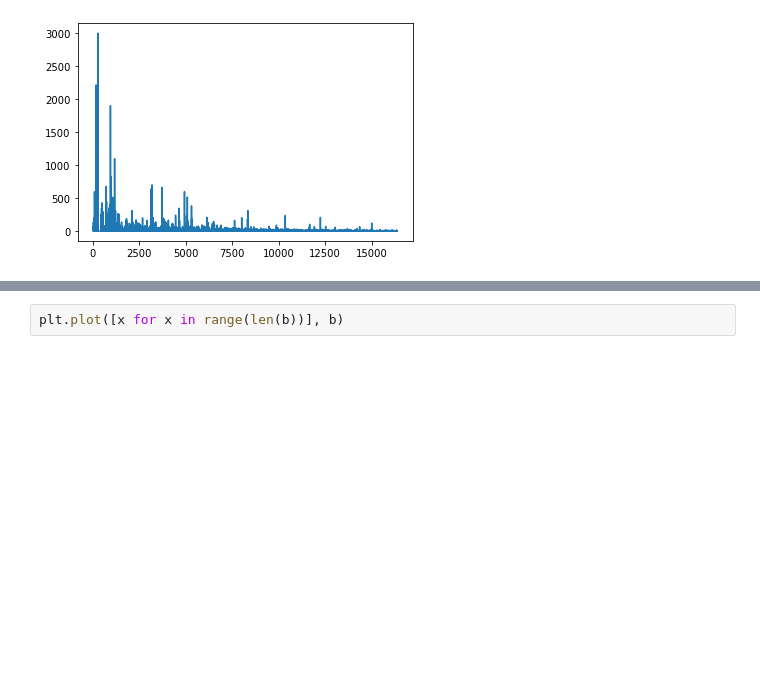
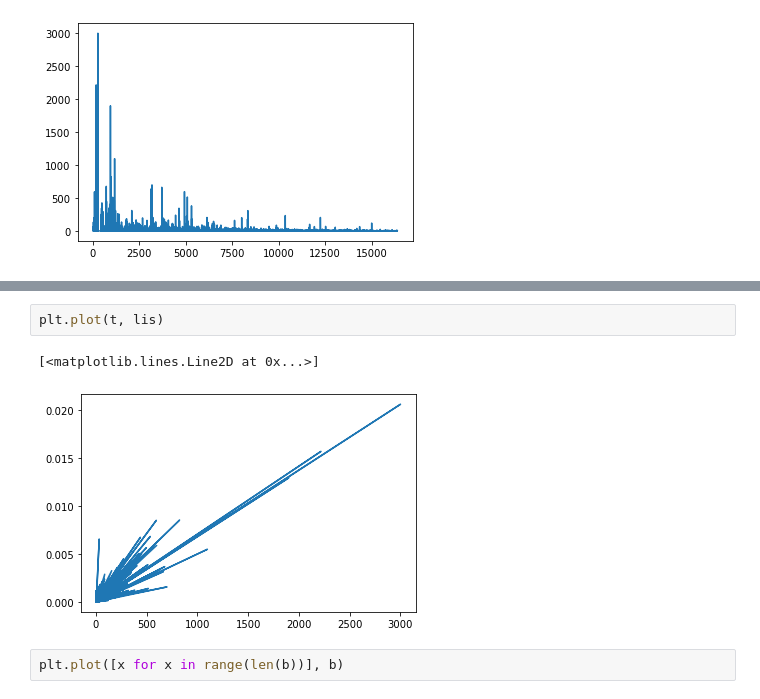
Before and after one commit to adithyarganesh/CSC555_Youtube_SNA, a Jupyter notebook: youtube_analysis.ipynb, the cells around one changed output, grey strips where cells are left out. Saved outputs shown, nothing was run; the diff lists cells and outputs as text; blank space fills up the shorter version.

```diff
--- a/youtube_analysis.ipynb
+++ b/youtube_analysis.ipynb
@@ -86,3 +98,8 @@ sorted(a)[::-1]
+# %%
+plt.plot(t, lis)
+# %% [output]
+[<matplotlib.lines.Line2D at 0x...>]
+[figure, added]
 # %%
 plt.plot([x for x in range(len(b))], b)
 # %% [output]
```
Also changed, not shown: parts of 8 cells of this notebook.
